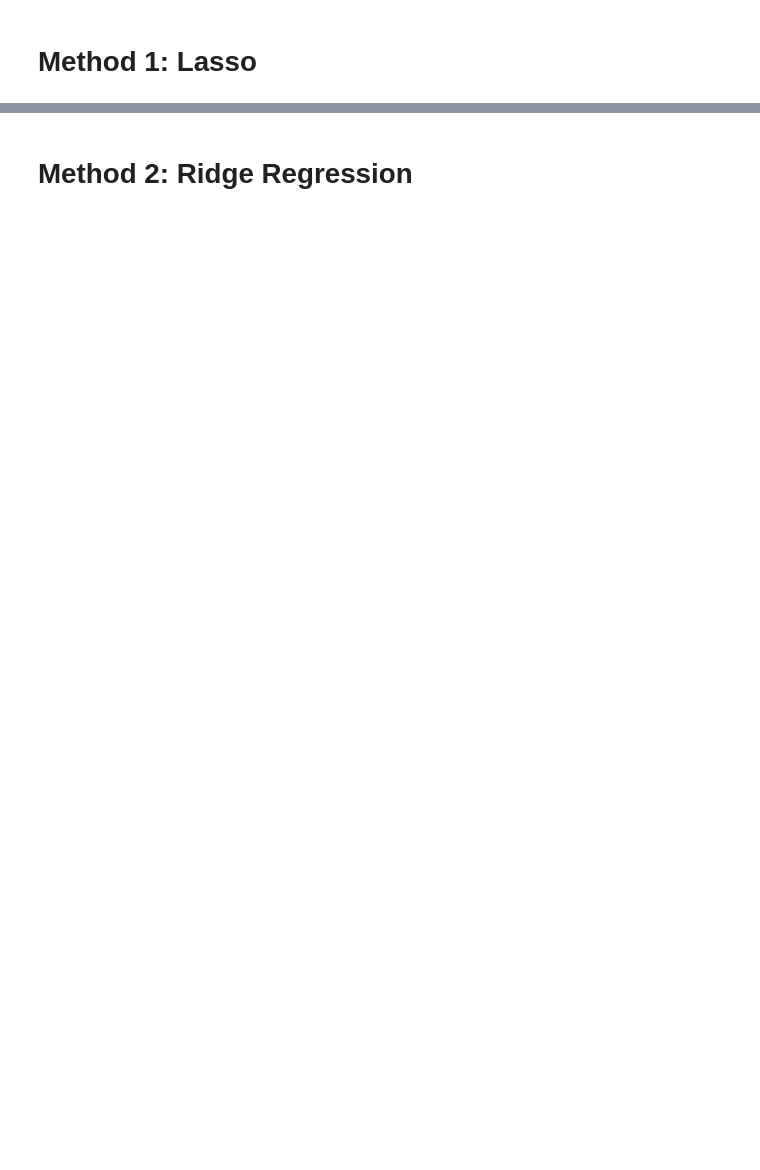
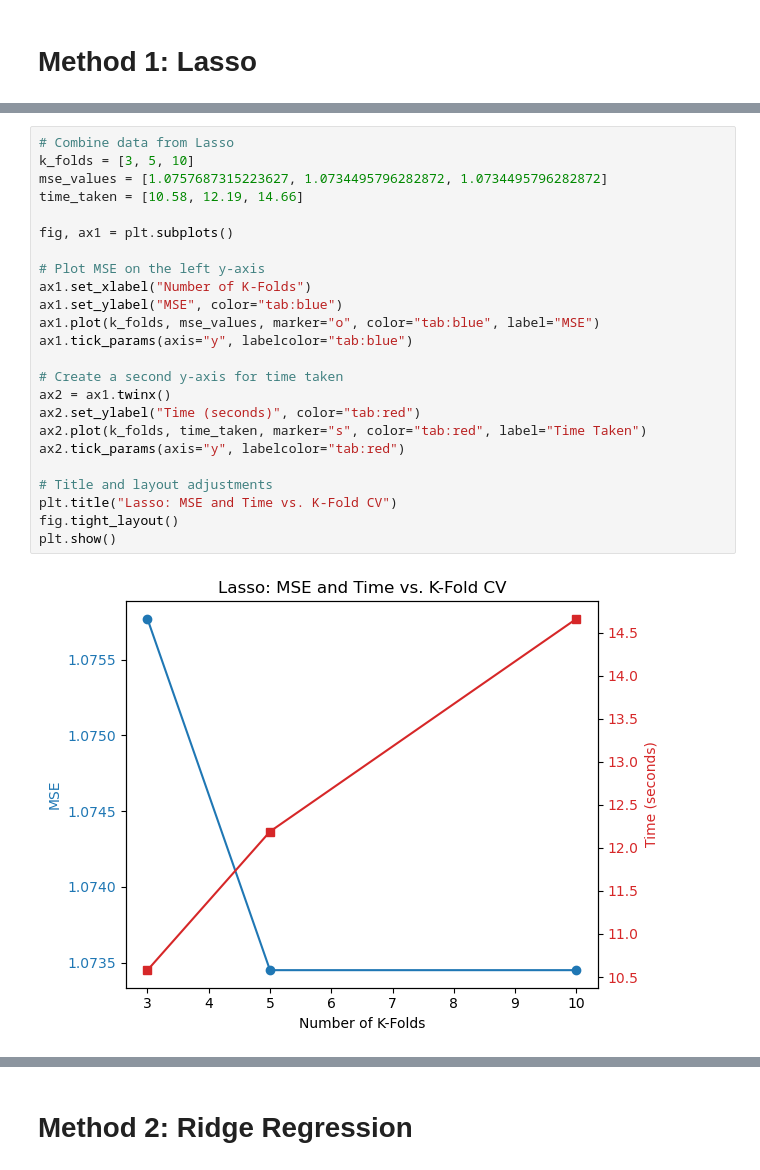
Before and after one commit to ashzhe7/HCT_Survival_Predictions, a Jupyter notebook: BIOS635_Midterm.ipynb, the cells around one changed output, grey strips where cells are left out. Cells and saved outputs as stored; diff of their text form; blank space fills up the shorter version.

Commit message:
finalizing lasso and ridge, consider multiple K-folds

```diff
--- a/BIOS635_Midterm.ipynb
+++ b/BIOS635_Midterm.ipynb
@@ -254 +254,27 @@ fixed_data_test
+# %%
+# Combine data from Lasso
+k_folds = [3, 5, 10]
+mse_values = [1.0757687315223627, 1.0734495796282872, 1.0734495796282872]
+time_taken = [10.58, 12.19, 14.66]
+
+fig, ax1 = plt.subplots()
+
+# Plot MSE on the left y-axis
+ax1.set_xlabel("Number of K-Folds")
+ax1.set_ylabel("MSE", color="tab:blue")
+ax1.plot(k_folds, mse_values, marker="o", color="tab:blue", label="MSE")
+ax1.tick_params(axis="y", labelcolor="tab:blue")
+
+# Create a second y-axis for time taken
+ax2 = ax1.twinx()
+ax2.set_ylabel("Time (seconds)", color="tab:red")
+ax2.plot(k_folds, time_taken, marker="s", color="tab:red", label="Time Taken")
+ax2.tick_params(axis="y", labelcolor="tab:red")
+
+# Title and layout adjustments
+plt.title("Lasso: MSE and Time vs. K-Fold CV")
+fig.tight_layout()
+plt.show()
+# %% [output]
+[figure, added]
 # %%
```
Also changed, not shown: parts of 24 cells of this notebook.
